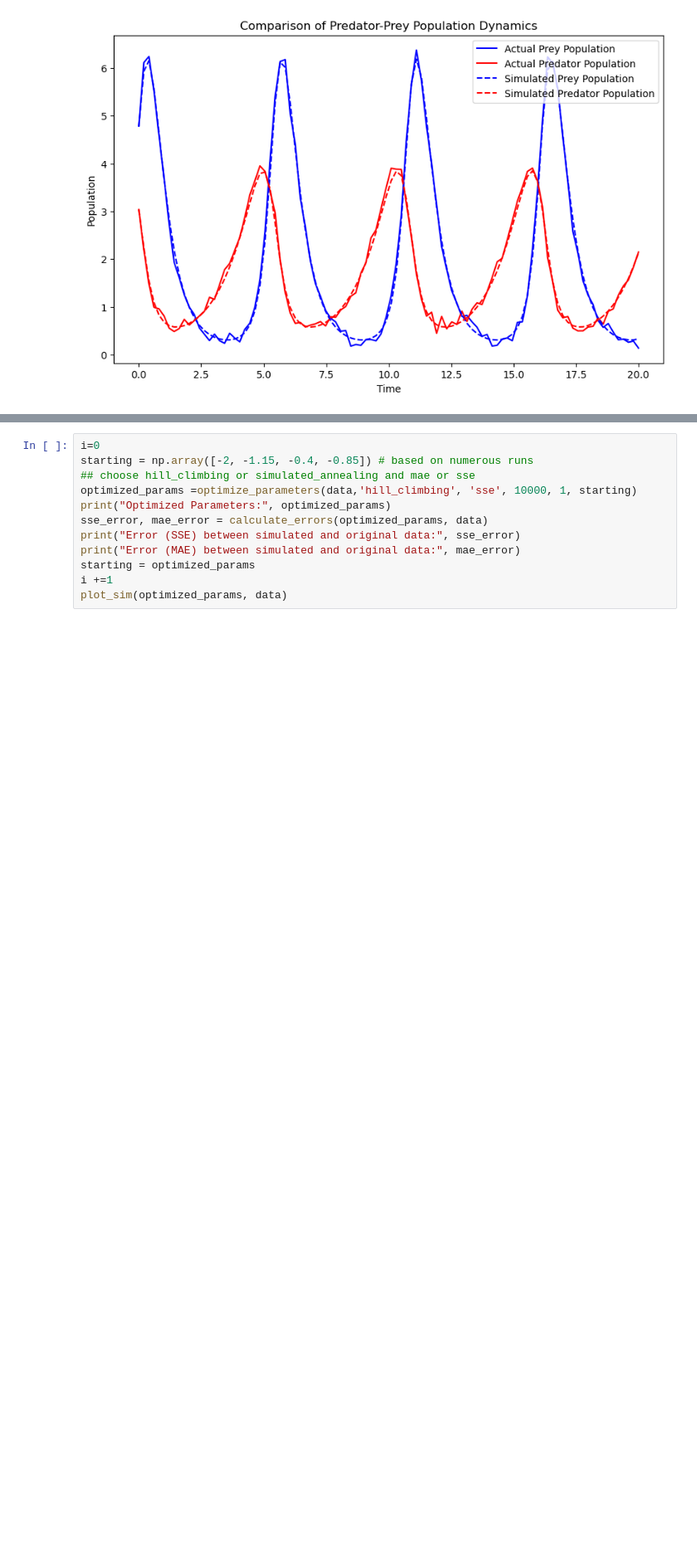
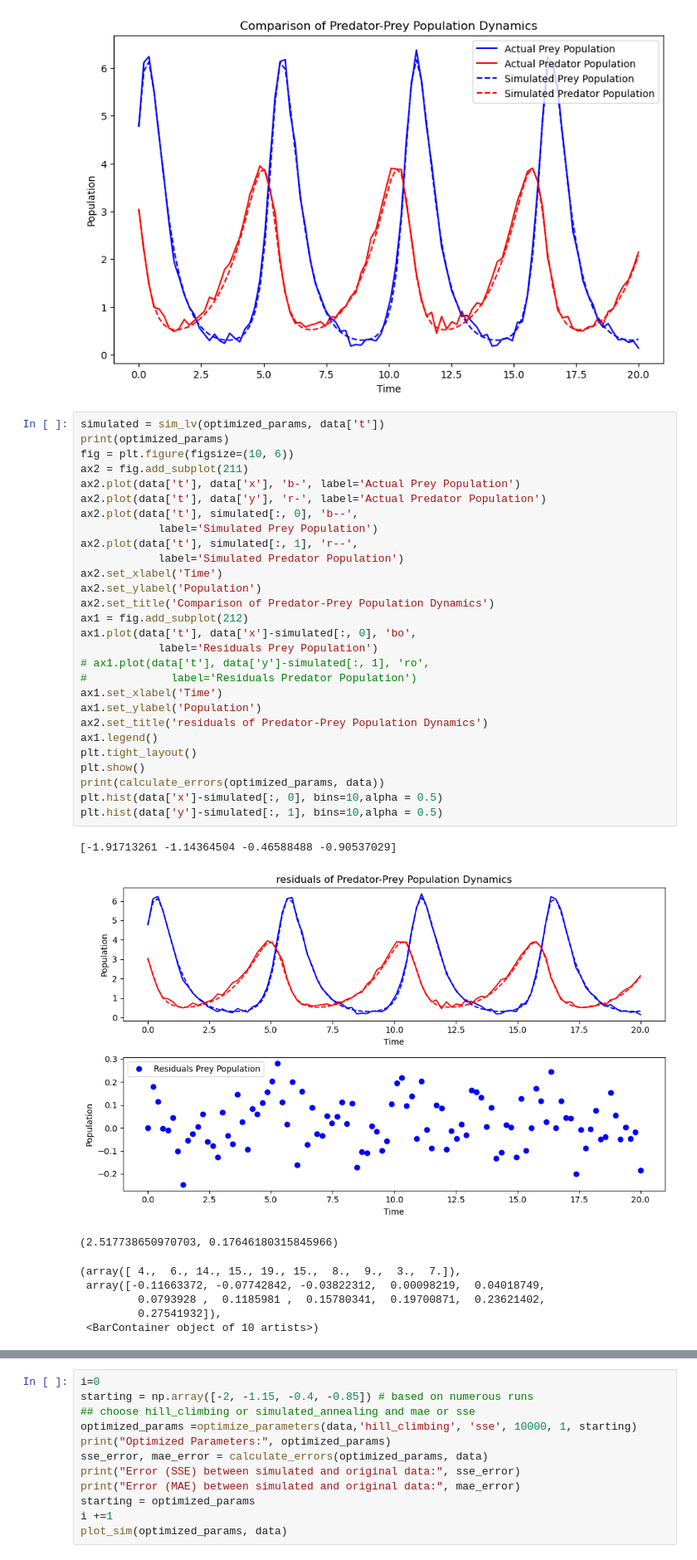
Before and after one commit to rugbym/stochastic_sim_assignment_3, a Jupyter notebook: asignment3.ipynb, the cells around one changed output, grey strips where cells are left out. Shown: that part at 83% size. Drawn from its saved outputs; the diff is of its cells as text; blank space fills up the shorter version.

Commit message:
residuals

```diff
--- a/asignment3.ipynb
+++ b/asignment3.ipynb
@@ -115,3 +115,40 @@ temperature increased
 plot_sim(optimized_params, data)
 # %% [output]
 [figure]
+# %%
+simulated = sim_lv(optimized_params, data['t'])
+print(optimized_params)
+fig = plt.figure(figsize=(10, 6))
+ax2 = fig.add_subplot(211)
+ax2.plot(data['t'], data['x'], 'b-', label='Actual Prey Population')
+ax2.plot(data['t'], data['y'], 'r-', label='Actual Predator Population')
+ax2.plot(data['t'], simulated[:, 0], 'b--',
+            label='Simulated Prey Population')
+ax2.plot(data['t'], simulated[:, 1], 'r--',
+            label='Simulated Predator Population')
+ax2.set_xlabel('Time')
+ax2.set_ylabel('Population')
+ax2.set_title('Comparison of Predator-Prey Population Dynamics')
+ax1 = fig.add_subplot(212)
+ax1.plot(data['t'], data['x']-simulated[:, 0], 'bo',
+            label='Residuals Prey Population')
+# ax1.plot(data['t'], data['y']-simulated[:, 1], 'ro',
+#             label='Residuals Predator Population')
+ax1.set_xlabel('Time')
+ax1.set_ylabel('Population')
+ax2.set_title('residuals of Predator-Prey Population Dynamics')
+ax1.legend()
+plt.tight_layout()
+plt.show()
+print(calculate_errors(optimized_params, data))
+plt.hist(data['x']-simulated[:, 0], bins=10,alpha = 0.5)
+plt.hist(data['y']-simulated[:, 1], bins=10,alpha = 0.5)
+# %% [output]
+[-1.91713261 -1.14364504 -0.46588488 -0.90537029]
+[figure, added]
+(2.517738650970703, 0.17646180315845966)
+(array([ 4.,  6., 14., 15., 19., 15.,  8.,  9.,  3.,  7.]),
+ array([-0.11663372, -0.07742842, -0.03822312,  0.00098219,  0.04018749,
+         0.0793928 ,  0.1185981 ,  0.15780341,  0.19700871,  0.23621402,
+         0.27541932]),
+ <BarContainer object of 10 artists>)
```
Also changed, not shown: parts of 2 cells of this notebook, 1 other file.
